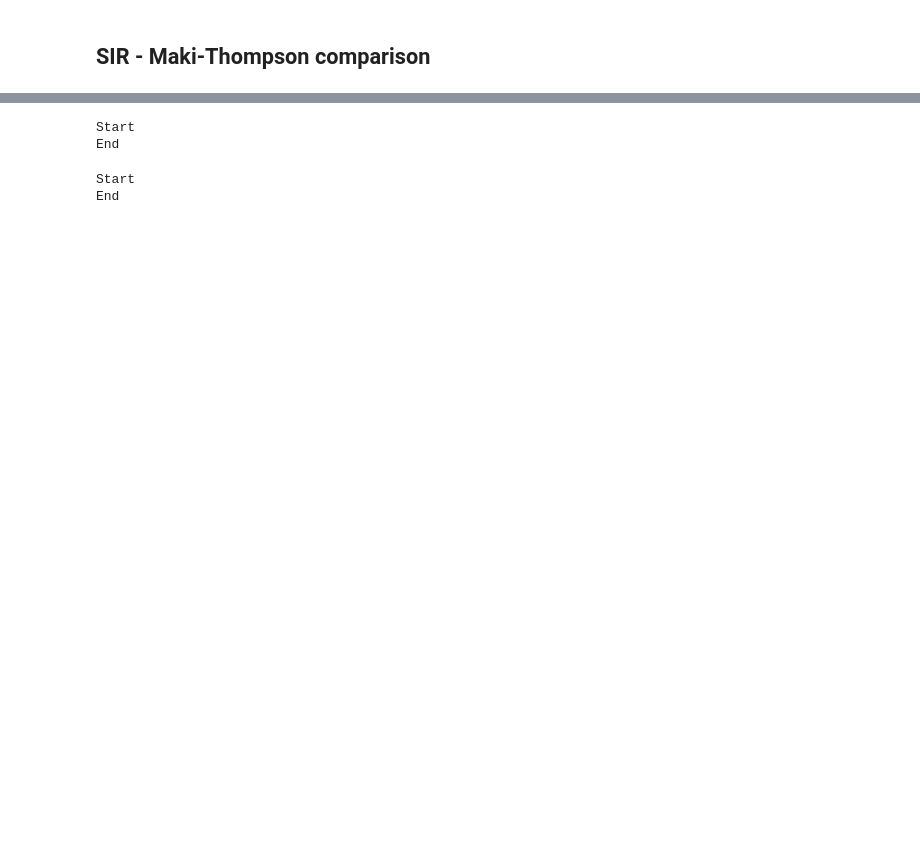
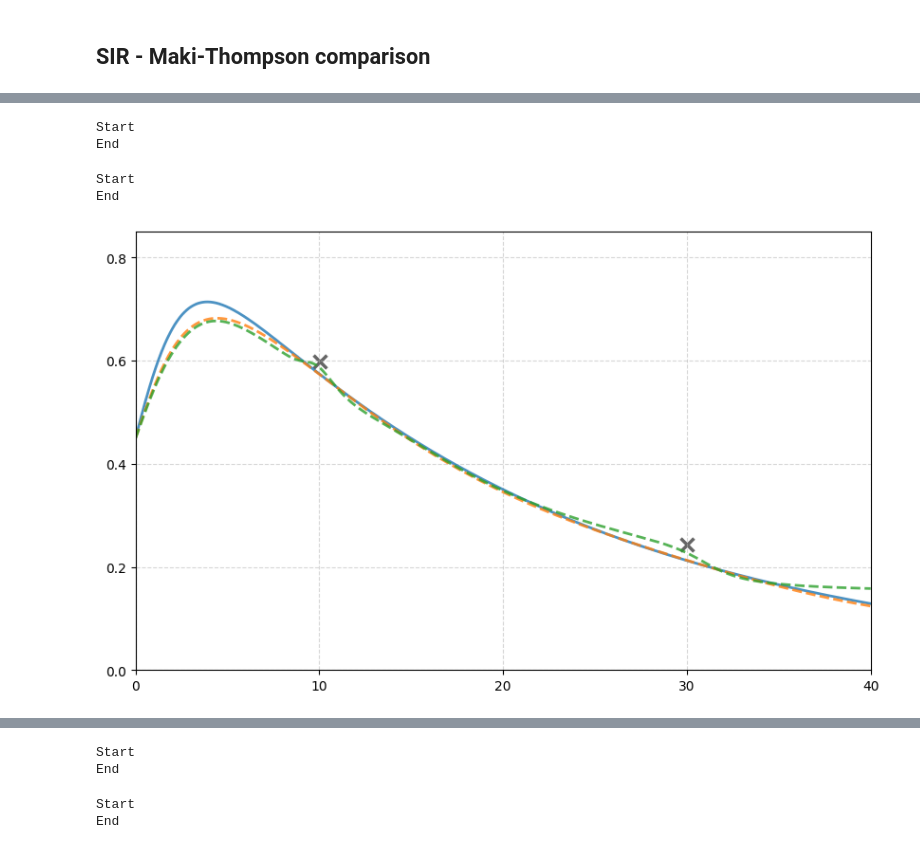
Before and after one commit to DiegoH81/PINNs, a Jupyter notebook: MODEL_graphics.ipynb, the cells around one changed output, grey strips where cells are left out. Saved outputs shown, nothing was run; the diff lists cells and outputs as text; code cells hidden in the pictures; blank space fills up the shorter version.

```diff
--- a/MODEL_graphics.ipynb
+++ b/MODEL_graphics.ipynb
@@ -219,0 +247,14 @@ tPlot = t_real.detach().numpy()
+# %%
+h_points_two =  np.array([10, 30])
+# %%
+print("Start")
+modelSIR_Balanced_two, idHPointsSIR_Balanced_two = train(h_points_two, t_real, solNoisySIR, 50, y_0, True, lr, 0.0, 40.0, n_points, 10000, "SIR")
+modelSIR_Balanced_Plot_two = modelSIR_Balanced_two(t_real).detach().numpy()
+
+modelSIR_Unbalanced_two, idHPointsSIR_Unbalanced_two = train(h_points_two, t_real, solNoisySIR, 50, y_0, False, lr, 0.0, 40.0, n_points, 10000, "SIR")
+modelSIR_Unbalanced_Plot_two = modelSIR_Unbalanced_two(t_real).detach().numpy()
+
+print("End")
+# %% [output]
+Start
+End
@@ -219,0 +267,12 @@ tPlot = t_real.detach().numpy()
+# %%
+print("Start")
+modelMT_Balanced_two, idHPointsMT_Balanced_two = train(h_points_two, t_real, solNoisyMT, 50, y_0, True, lr, 0.0, 40.0, n_points, 10000, "MT")
+modelMT_Balanced_Plot_two = modelMT_Balanced_two(t_real).detach().numpy()
+
+modelMT_Unbalanced_two, idHPointsMT_Unbalanced_two = train(h_points_two, t_real, solNoisyMT, 50, y_0, False, lr, 0.0, 40.0, n_points, 10000, "MT")
+modelMT_Unbalanced_Plot_two = modelMT_Unbalanced_two(t_real).detach().numpy()
+
+print("End")
+# %% [output]
+Start
+End
@@ -219,0 +285,18 @@ tPlot = t_real.detach().numpy()
+# %%
+plt.figure(figsize = (10, 6))
+
+# SIR
+plt.scatter(tPlot[idHPointsSIR_Balanced_two], solNoisySIR[idHPointsSIR_Balanced_two, 1], label = 'Noisy data', color = black, marker = 'x', s = 100, linewidths = 2.5,  alpha = 0.6)
+plt.plot(tPlot, solSIR[:, 1], color = "tab:blue", linestyle = '-', linewidth = 2.0, alpha = 0.8, label = 'I real')
+plt.plot(tPlot, modelSIR_Balanced_Plot_two[:, 1], color = "tab:orange", linestyle = '--', linewidth = 2.0, alpha = 0.8, label = 'Approx. balanced')
+plt.plot(tPlot, modelSIR_Unbalanced_Plot_two[:, 1], color = "tab:green", linestyle = '--', linewidth = 2.0, alpha = 0.8, label = 'Approx. unbalanced')
+
+plt.grid(True, which = 'both', linestyle='--', alpha = 0.5)
+plt.margins(0)
+plt.ylim(0.0, 0.85)
+ax = plt.gca()
+ax.xaxis.set_major_locator(MultipleLocator(10))
+ax.yaxis.set_major_locator(MultipleLocator(0.2))
+plt.show()
+# %% [output]
+[figure, added]
```
Also changed, not shown: parts of 32 cells of this notebook, 4 other files.
